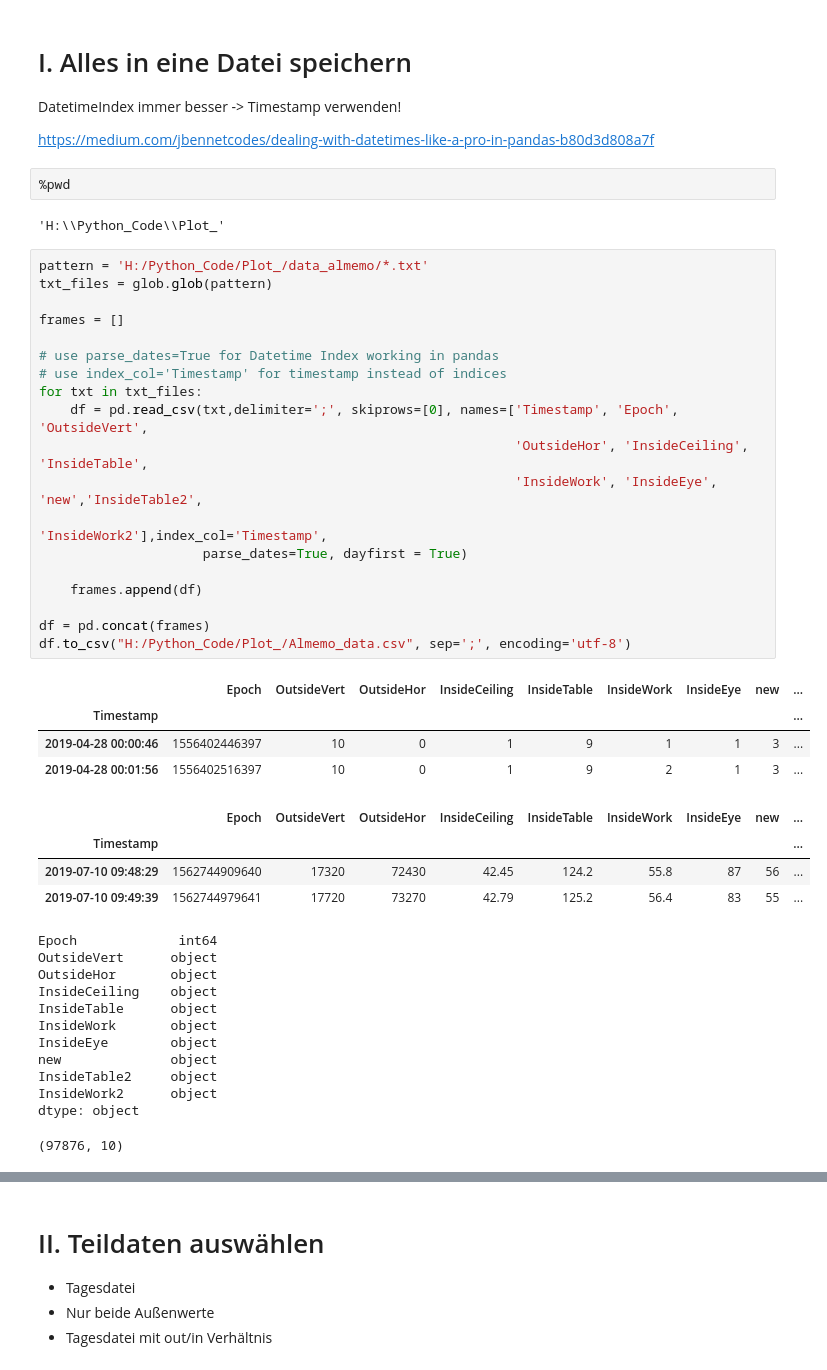
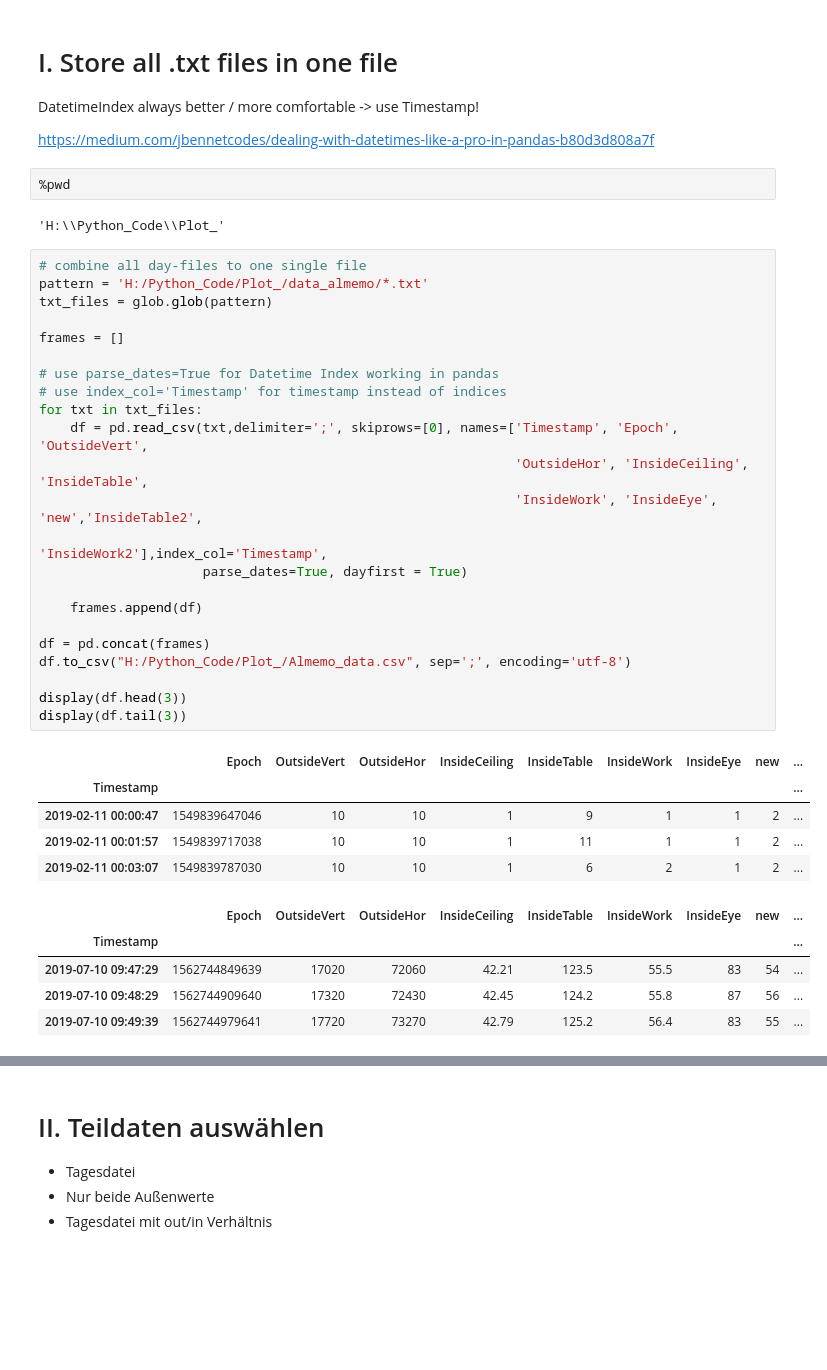
Before and after one commit to OliverZott/DataAnalysis_Almemo, a Jupyter notebook: Data_Almemo.ipynb, the cells around one changed output, grey strips where cells are left out. Saved outputs shown, nothing was run; the diff lists cells and outputs as text; blank space fills up the shorter version.

```diff
--- a/Data_Almemo.ipynb
+++ b/Data_Almemo.ipynb
@@ -18,9 +26,9 @@ import datetime
 import glob
 # %% [markdown]
-# I. Alles in eine Datei speichern
+# I. Store all .txt files in one file
 
 
-DatetimeIndex immer besser -> Timestamp verwenden!
+DatetimeIndex always better / more comfortable -> use Timestamp!
 
 https://medium.com/jbennetcodes/dealing-with-datetimes-like-a-pro-in-pandas-b80d3d808a7f
 # %%
@@ -28,43 +36,37 @@ https://medium.com/jbennetcodes/dealing-with-datetimes-like-a-pro-in-pandas-b80d
 # %% [output]
 'H:\\Python_Code\\Plot_'
 # %%
+# combine all day-files to one single file
 pattern = 'H:/Python_Code/Plot_/data_almemo/*.txt'
 txt_files = glob.glob(pattern)
 
 frames = []
 
 # use parse_dates=True for Datetime Index working in pandas
 # use index_col='Timestamp' for timestamp instead of indices
 for txt in txt_files:
     df = pd.read_csv(txt,delimiter=';', skiprows=[0], names=['Timestamp', 'Epoch', 'OutsideVert',
                                                              'OutsideHor', 'InsideCeiling', 'InsideTable',
                                                              'InsideWork', 'InsideEye', 'new','InsideTable2',
                                                              'InsideWork2'],index_col='Timestamp',
                      parse_dates=True, dayfirst = True)
 
     frames.append(df)
 
 df = pd.concat(frames)
 df.to_csv("H:/Python_Code/Plot_/Almemo_data.csv", sep=';', encoding='utf-8')
+
+display(df.head(3))
+display(df.tail(3))
 # %% [output]
 |  | Epoch | OutsideVert | OutsideHor | InsideCeiling | InsideTable | InsideWork | InsideEye | new | ... |
 | Timestamp |  |  |  |  |  |  |  |  | ... |
-| 2019-04-28 00:00:46 | 1556402446397 | 10 | 0 | 1 | 9 | 1 | 1 | 3 | ... |
-| 2019-04-28 00:01:56 | 1556402516397 | 10 | 0 | 1 | 9 | 2 | 1 | 3 | ... |
+| 2019-02-11 00:00:47 | 1549839647046 | 10 | 10 | 1 | 9 | 1 | 1 | 2 | ... |
+| 2019-02-11 00:01:57 | 1549839717038 | 10 | 10 | 1 | 11 | 1 | 1 | 2 | ... |
+| 2019-02-11 00:03:07 | 1549839787030 | 10 | 10 | 1 | 6 | 2 | 1 | 2 | ... |
 |  | Epoch | OutsideVert | OutsideHor | InsideCeiling | InsideTable | InsideWork | InsideEye | new | ... |
 | Timestamp |  |  |  |  |  |  |  |  | ... |
+| 2019-07-10 09:47:29 | 1562744849639 | 17020 | 72060 | 42.21 | 123.5 | 55.5 | 83 | 54 | ... |
 | 2019-07-10 09:48:29 | 1562744909640 | 17320 | 72430 | 42.45 | 124.2 | 55.8 | 87 | 56 | ... |
 | 2019-07-10 09:49:39 | 1562744979641 | 17720 | 73270 | 42.79 | 125.2 | 56.4 | 83 | 55 | ... |
-Epoch             int64
-OutsideVert      object
-OutsideHor       object
-InsideCeiling    object
-InsideTable      object
-InsideWork       object
-InsideEye        object
-new              object
-InsideTable2     object
-InsideWork2      object
-dtype: object
-(97876, 10)
 # %%
```
Also changed, not shown: parts of 37 cells of this notebook.
